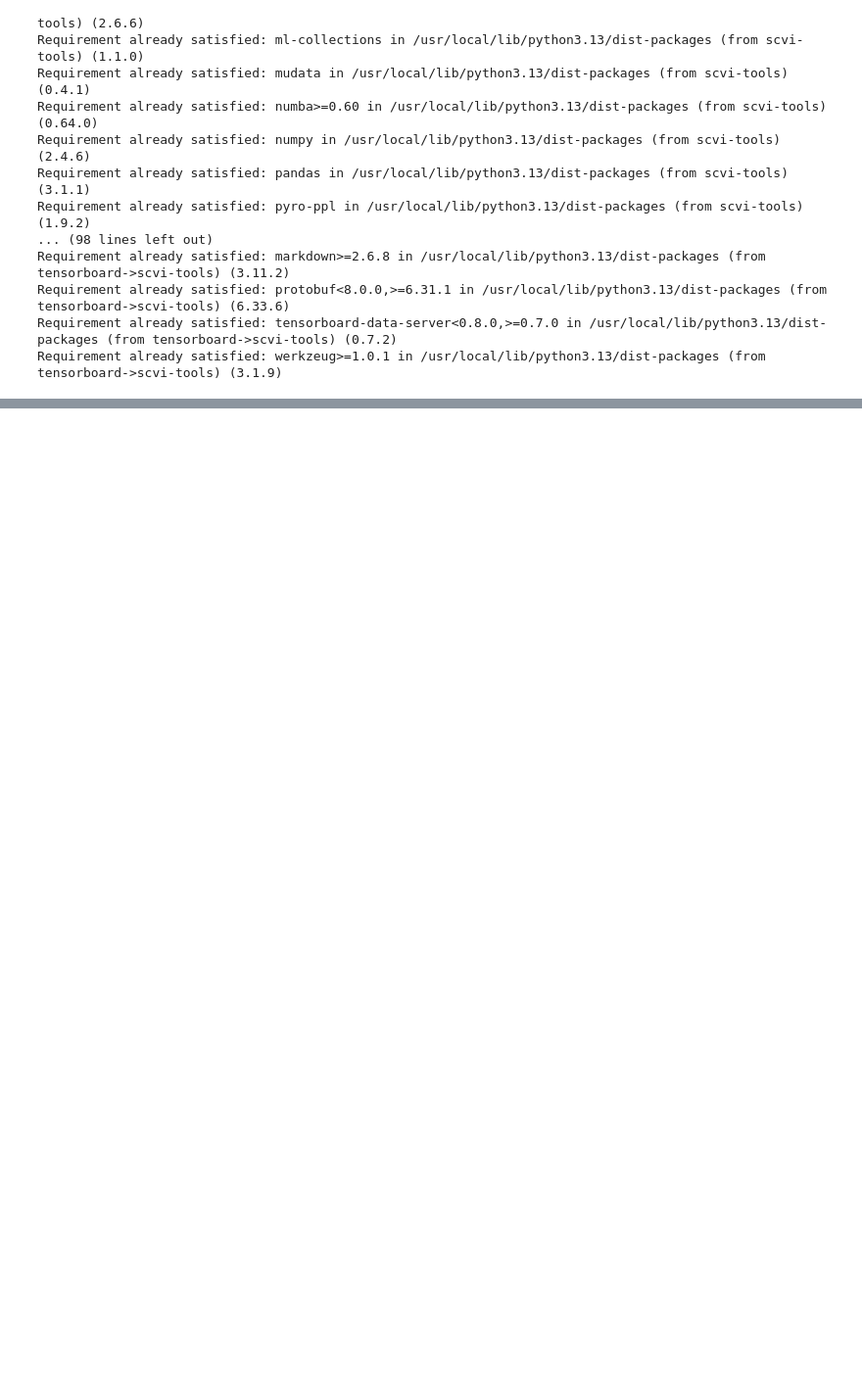
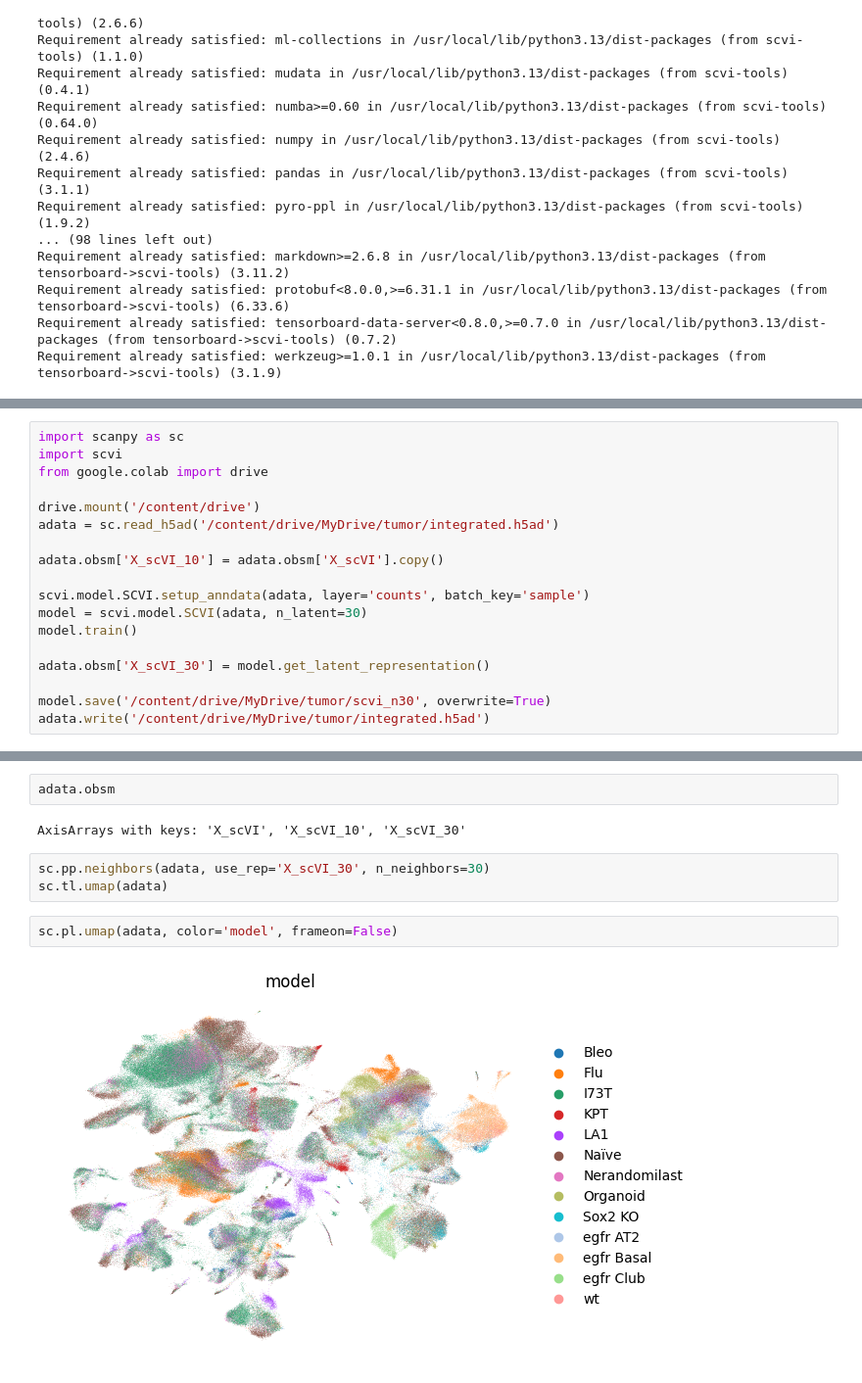
Before and after one commit to ramtinmt/lung-tumor-development-after-injury, a Jupyter notebook: integration_code.ipynb, the cells around one changed output, grey strips where cells are left out. Shown at 98% size. Drawn from its saved outputs; the diff is of its cells as text; blank space fills up the shorter version.

Commit message:
Add latent 20 and 30 to the object

```diff
--- a/integration_code.ipynb
+++ b/integration_code.ipynb
@@ -52,0 +49,18 @@ INFO:lightning.pytorch.utilities.rank_zero:`Trainer.fit` stopped: `max_epochs=23
+# %%
+import scanpy as sc
+import scvi
+from google.colab import drive
+
+drive.mount('/content/drive')
+adata = sc.read_h5ad('/content/drive/MyDrive/tumor/integrated.h5ad')
+
+adata.obsm['X_scVI_10'] = adata.obsm['X_scVI'].copy()
+
+scvi.model.SCVI.setup_anndata(adata, layer='counts', batch_key='sample')
+model = scvi.model.SCVI(adata, n_latent=30)
+model.train()
+
+adata.obsm['X_scVI_30'] = model.get_latent_representation()
+
+model.save('/content/drive/MyDrive/tumor/scvi_n30', overwrite=True)
+adata.write('/content/drive/MyDrive/tumor/integrated.h5ad')
@@ -52,0 +83,11 @@ INFO:lightning.pytorch.utilities.rank_zero:`Trainer.fit` stopped: `max_epochs=23
+# %%
+adata.obsm
+# %% [output]
+AxisArrays with keys: 'X_scVI', 'X_scVI_10', 'X_scVI_30'
+# %%
+sc.pp.neighbors(adata, use_rep='X_scVI_30', n_neighbors=30)
+sc.tl.umap(adata)
+# %%
+sc.pl.umap(adata, color='model', frameon=False)
+# %% [output]
+[figure, added]
```
Also changed, not shown: parts of 10 cells of this notebook.
